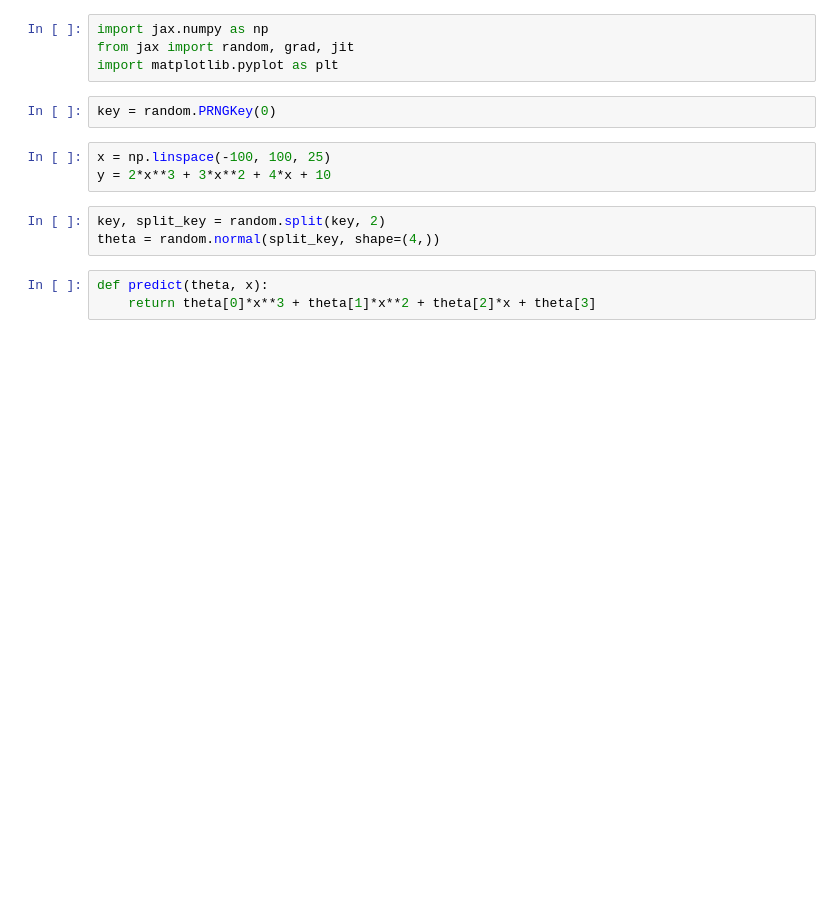
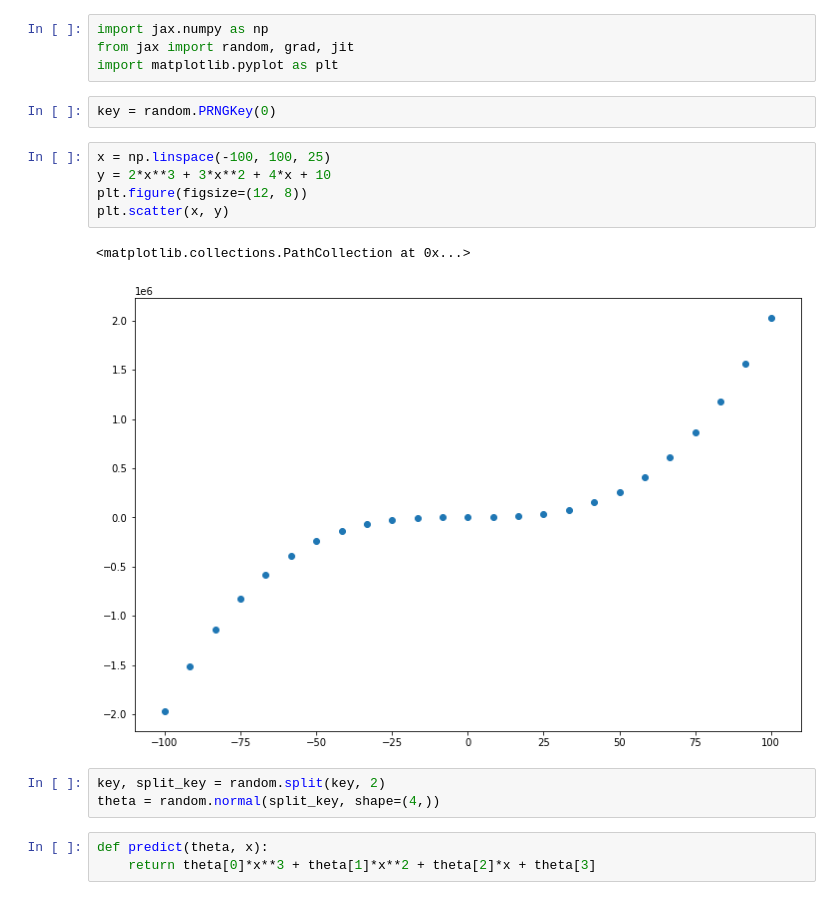
Before and after one commit to adam-r-kowalski/presentation, a Jupyter notebook: polynomial.ipynb, the cells around one changed output. Cells and saved outputs as stored; diff of their text form; blank space fills up the shorter version.

```diff
--- a/polynomial.ipynb
+++ b/polynomial.ipynb
@@ -7,6 +7,11 @@ key = random.PRNGKey(0)
 # %%
 x = np.linspace(-100, 100, 25)
 y = 2*x**3 + 3*x**2 + 4*x + 10
+plt.figure(figsize=(12, 8))
+plt.scatter(x, y)
+# %% [output]
+<matplotlib.collections.PathCollection at 0x...>
+[figure, added]
 # %%
 key, split_key = random.split(key, 2)
 theta = random.normal(split_key, shape=(4,))
```
Also changed, not shown: parts of 1 cell of this notebook, 2 other files.
